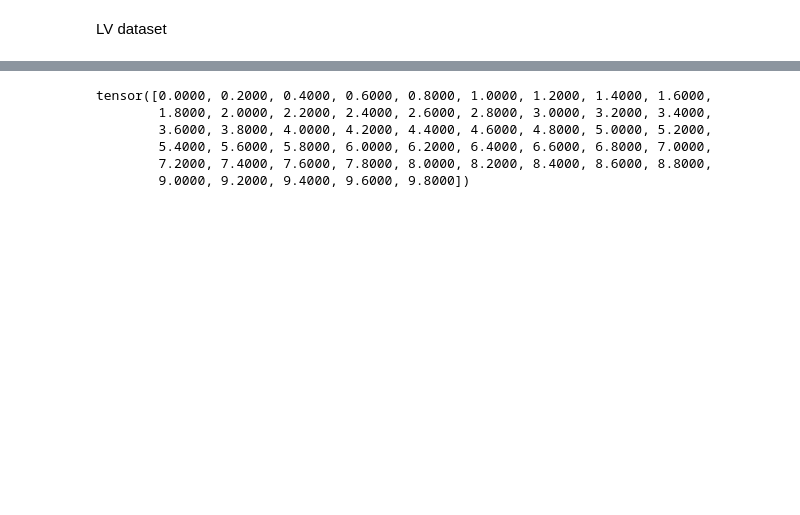
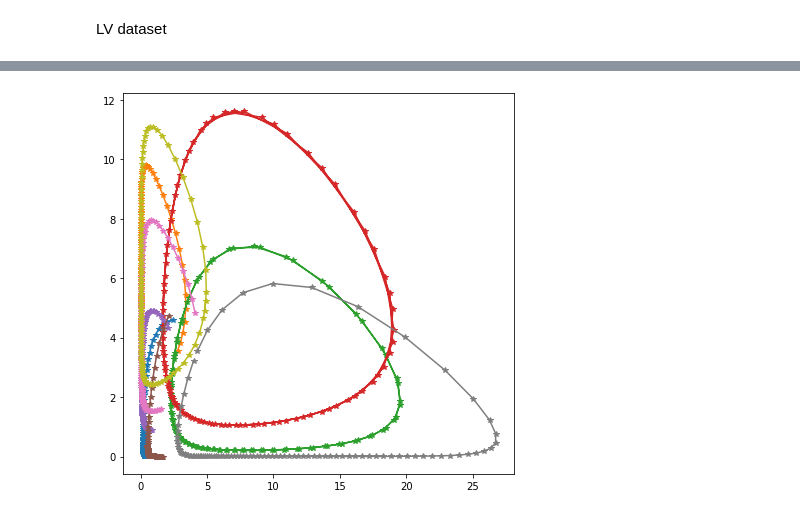
Before and after one commit to IlzeAmandaA/MoNODE, a Jupyter notebook: rnd.ipynb, the cells around one changed output, grey strips where cells are left out. Saved outputs shown, nothing was run; the diff lists cells and outputs as text; code cells hidden in the pictures; blank space fills up the shorter version.

```diff
--- a/rnd.ipynb
+++ b/rnd.ipynb
@@ -234,9 +211,7 @@ ts = torch.arange(50) * 0.2
-# %%
-ts
-# %% [output]
-tensor([0.0000, 0.2000, 0.4000, 0.6000, 0.8000, 1.0000, 1.2000, 1.4000, 1.6000,
-        1.8000, 2.0000, 2.2000, 2.4000, 2.6000, 2.8000, 3.0000, 3.2000, 3.4000,
-        3.6000, 3.8000, 4.0000, 4.2000, 4.4000, 4.6000, 4.8000, 5.0000, 5.2000,
-        5.4000, 5.6000, 5.8000, 6.0000, 6.2000, 6.4000, 6.6000, 6.8000, 7.0000,
-        7.2000, 7.4000, 7.6000, 7.8000, 8.0000, 8.2000, 8.4000, 8.6000, 8.8000,
-        9.0000, 9.2000, 9.4000, 9.6000, 9.8000])
+# %%
+plt.figure(1,(7,7))
+for i in invalid_samples:
+    plt.plot(xt[:,i,0], xt[:,i,1], '*-')
+plt.show()
+# %% [output]
+[figure, added]
```
Also changed, not shown: parts of 70 cells of this notebook, 9 other files.
